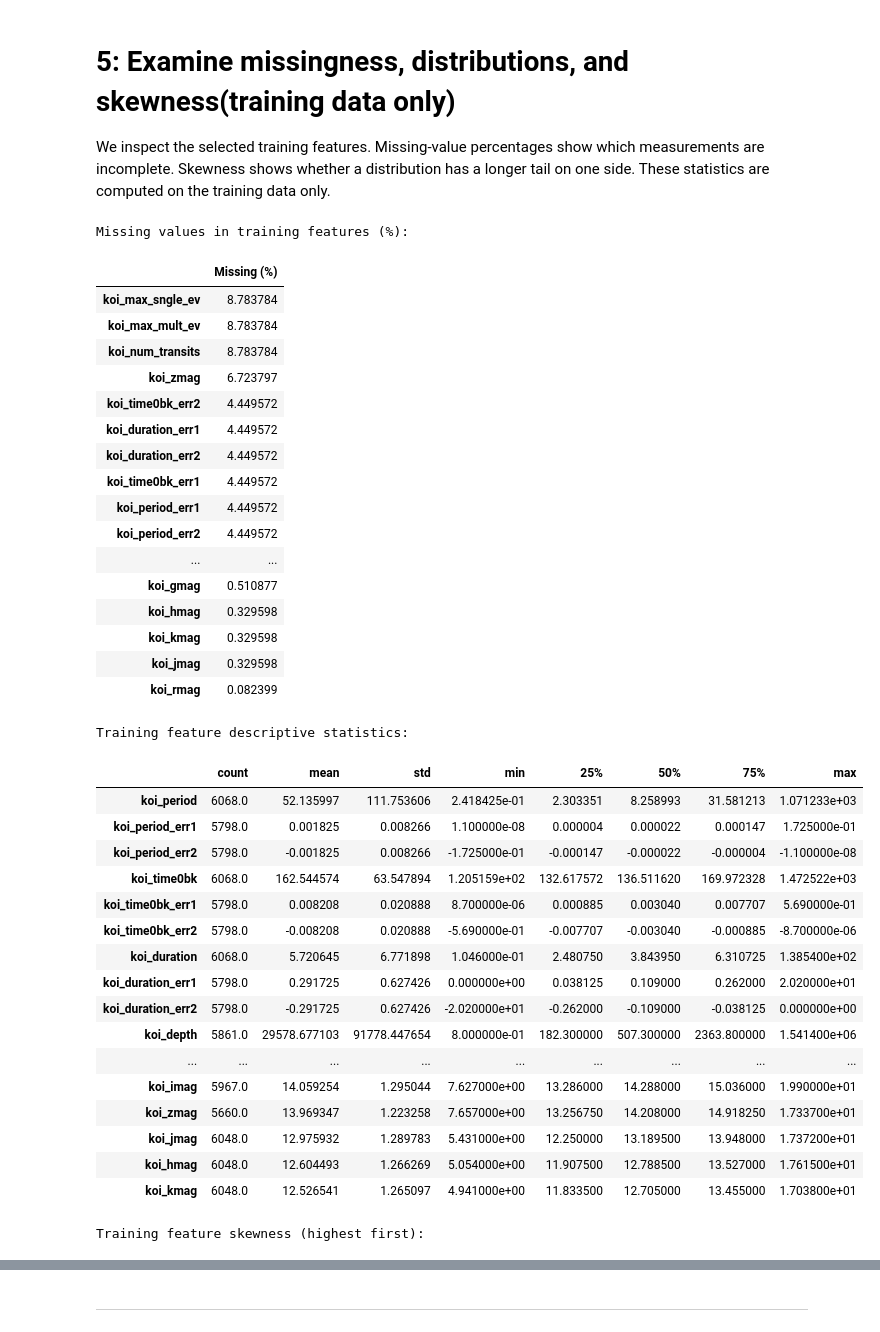
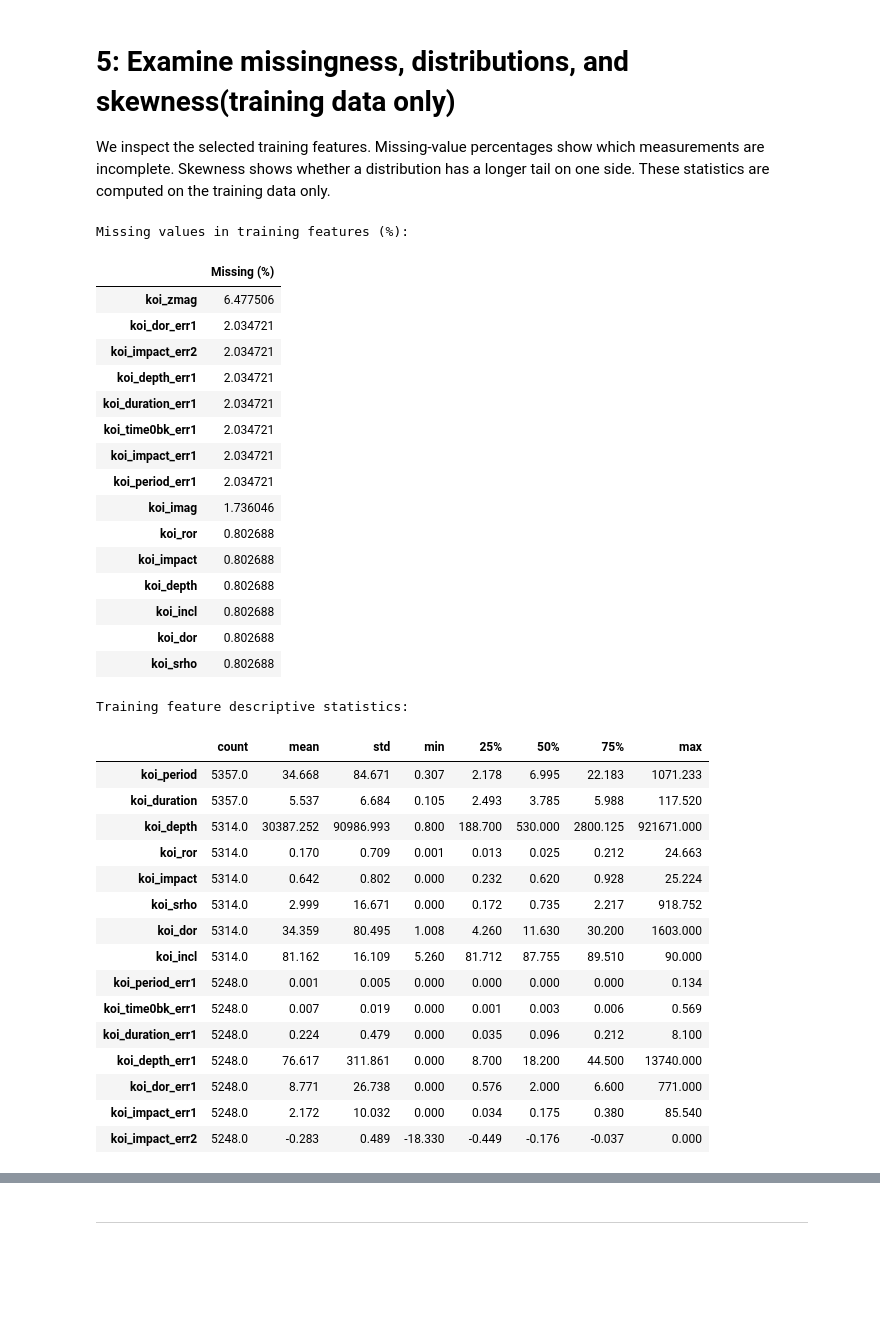
Before and after one commit to lenamadi103/kepler-exoplanet-ml, a Jupyter notebook: kepler_project.ipynb, the cells around one changed output, grey strips where cells are left out. Cells and saved outputs as stored; diff of their text form; code cells hidden in the pictures; blank space fills up the shorter version.

```diff
--- a/kepler_project.ipynb
+++ b/kepler_project.ipynb
@@ -10,7 +13,7 @@ import pandas as pd
 import numpy as np
 
 # Load the dataset from the data folder
-df_raw = pd.read_csv('data/cumulative.csv', comment='#')
+df_raw = pd.read_csv('data/D25table.csv', comment='#')
 
 #dimensions (Rows and Columns)
 print(f"Dataset Shape: {df_raw.shape}")
@@ -276,55 +365,52 @@ We inspect the selected training features. Missing-value percentages show which
 # %%
 # Inspect the selected training features before transforming them
 X_tr = df_train[clean_features]
 
 # Percentage of missing values in each training feature
 missing_pct = (X_tr.isna().mean() * 100).sort_values(ascending=False)
 print("Missing values in training features (%):")
-display(missing_pct[missing_pct > 0].to_frame("Missing (%)"))
+display(missing_pct[missing_pct > 0].head(15).to_frame("Missing (%)"))
 
 # Descriptive statistics: count, mean, standard deviation, quartiles and range
 print("Training feature descriptive statistics:")
-display(X_tr.describe().T)
+display(X_tr.describe().T.round(3).head(15))
 
-# Skewness: positive values indicate a longer right tail
-skew = X_tr.skew()
-print("Training feature skewness (highest first):")
-display(skew.sort_values(ascending=False).to_frame("Skewness"))
+# # Skewness: positive values indicate a longer right tail
+# skew = X_tr.skew()
+# print("Training feature skewness (highest first):")
+# display(skew.sort_values(ascending=False).to_frame("Skewness"))
 # %% [output]
 Missing values in training features (%):
 |  | Missing (%) |
-| koi_max_sngle_ev | 8.783784 |
-| koi_max_mult_ev | 8.783784 |
-| koi_num_transits | 8.783784 |
-| koi_zmag | 6.723797 |
-| koi_time0bk_err2 | 4.449572 |
-| koi_duration_err1 | 4.449572 |
-| koi_duration_err2 | 4.449572 |
-| koi_time0bk_err1 | 4.449572 |
-| koi_period_err1 | 4.449572 |
-| koi_period_err2 | 4.449572 |
-| ... | ... |
-| koi_gmag | 0.510877 |
-| koi_hmag | 0.329598 |
-| koi_kmag | 0.329598 |
-| koi_jmag | 0.329598 |
-| koi_rmag | 0.082399 |
+| koi_zmag | 6.477506 |
+| koi_dor_err1 | 2.034721 |
+| koi_impact_err2 | 2.034721 |
+| koi_depth_err1 | 2.034721 |
+| koi_duration_err1 | 2.034721 |
+| koi_time0bk_err1 | 2.034721 |
+| koi_impact_err1 | 2.034721 |
+| koi_period_err1 | 2.034721 |
+| koi_imag | 1.736046 |
+| koi_ror | 0.802688 |
+| koi_impact | 0.802688 |
+| koi_depth | 0.802688 |
+| koi_incl | 0.802688 |
+| koi_dor | 0.802688 |
+| koi_srho | 0.802688 |
 Training feature descriptive statistics:
 |  | count | mean | std | min | 25% | 50% | 75% | max |
-| koi_period | 6068.0 | 52.135997 | 111.753606 | 2.418425e-01 | 2.303351 | 8.258993 | 31.581213 | 1.071233e+03 |
-| koi_period_err1 | 5798.0 | 0.001825 | 0.008266 | 1.100000e-08 | 0.000004 | 0.000022 | 0.000147 | 1.725000e-01 |
-| koi_period_err2 | 5798.0 | -0.001825 | 0.008266 | -1.725000e-01 | -0.000147 | -0.000022 | -0.000004 | -1.100000e-08 |
-| koi_time0bk | 6068.0 | 162.544574 | 63.547894 | 1.205159e+02 | 132.617572 | 136.511620 | 169.972328 | 1.472522e+03 |
-| koi_time0bk_err1 | 5798.0 | 0.008208 | 0.020888 | 8.700000e-06 | 0.000885 | 0.003040 | 0.007707 | 5.690000e-01 |
-| koi_time0bk_err2 | 5798.0 | -0.008208 | 0.020888 | -5.690000e-01 | -0.007707 | -0.003040 | -0.000885 | -8.700000e-06 |
-| koi_duration | 6068.0 | 5.720645 | 6.771898 | 1.046000e-01 | 2.480750 | 3.843950 | 6.310725 | 1.385400e+02 |
-| koi_duration_err1 | 5798.0 | 0.291725 | 0.627426 | 0.000000e+00 | 0.038125 | 0.109000 | 0.262000 | 2.020000e+01 |
-| koi_duration_err2 | 5798.0 | -0.291725 | 0.627426 | -2.020000e+01 | -0.262000 | -0.109000 | -0.038125 | 0.000000e+00 |
-| koi_depth | 5861.0 | 29578.677103 | 91778.447654 | 8.000000e-01 | 182.300000 | 507.300000 | 2363.800000 | 1.541400e+06 |
-| ... | ... | ... | ... | ... | ... | ... | ... | ... |
-| koi_imag | 5967.0 | 14.059254 | 1.295044 | 7.627000e+00 | 13.286000 | 14.288000 | 15.036000 | 1.990000e+01 |
-| koi_zmag | 5660.0 | 13.969347 | 1.223258 | 7.657000e+00 | 13.256750 | 14.208000 | 14.918250 | 1.733700e+01 |
-| koi_jmag | 6048.0 | 12.975932 | 1.289783 | 5.431000e+00 | 12.250000 | 13.189500 | 13.948000 | 1.737200e+01 |
-| koi_hmag | 6048.0 | 12.604493 | 1.266269 | 5.054000e+00 | 11.907500 | 12.788500 | 13.527000 | 1.761500e+01 |
-| koi_kmag | 6048.0 | 12.526541 | 1.265097 | 4.941000e+00 | 11.833500 | 12.705000 | 13.455000 | 1.703800e+01 |
+| koi_period | 5357.0 | 34.668 | 84.671 | 0.307 | 2.178 | 6.995 | 22.183 | 1071.233 |
+| koi_duration | 5357.0 | 5.537 | 6.684 | 0.105 | 2.493 | 3.785 | 5.988 | 117.520 |
+| koi_depth | 5314.0 | 30387.252 | 90986.993 | 0.800 | 188.700 | 530.000 | 2800.125 | 921671.000 |
+| koi_ror | 5314.0 | 0.170 | 0.709 | 0.001 | 0.013 | 0.025 | 0.212 | 24.663 |
+| koi_impact | 5314.0 | 0.642 | 0.802 | 0.000 | 0.232 | 0.620 | 0.928 | 25.224 |
+| koi_srho | 5314.0 | 2.999 | 16.671 | 0.000 | 0.172 | 0.735 | 2.217 | 918.752 |
+| koi_dor | 5314.0 | 34.359 | 80.495 | 1.008 | 4.260 | 11.630 | 30.200 | 1603.000 |
+| koi_incl | 5314.0 | 81.162 | 16.109 | 5.260 | 81.712 | 87.755 | 89.510 | 90.000 |
+| koi_period_err1 | 5248.0 | 0.001 | 0.005 | 0.000 | 0.000 | 0.000 | 0.000 | 0.134 |
+| koi_time0bk_err1 | 5248.0 | 0.007 | 0.019 | 0.000 | 0.001 | 0.003 | 0.006 | 0.569 |
+| koi_duration_err1 | 5248.0 | 0.224 | 0.479 | 0.000 | 0.035 | 0.096 | 0.212 | 8.100 |
+| koi_depth_err1 | 5248.0 | 76.617 | 311.861 | 0.000 | 8.700 | 18.200 | 44.500 | 13740.000 |
+| koi_dor_err1 | 5248.0 | 8.771 | 26.738 | 0.000 | 0.576 | 2.000 | 6.600 | 771.000 |
+| koi_impact_err1 | 5248.0 | 2.172 | 10.032 | 0.000 | 0.034 | 0.175 | 0.380 | 85.540 |
+| koi_impact_err2 | 5248.0 | -0.283 | 0.489 | -18.330 | -0.449 | -0.176 | -0.037 | 0.000 |
-Training feature skewness (highest first):
```
Also changed, not shown: parts of 48 cells of this notebook, 3 other files.
